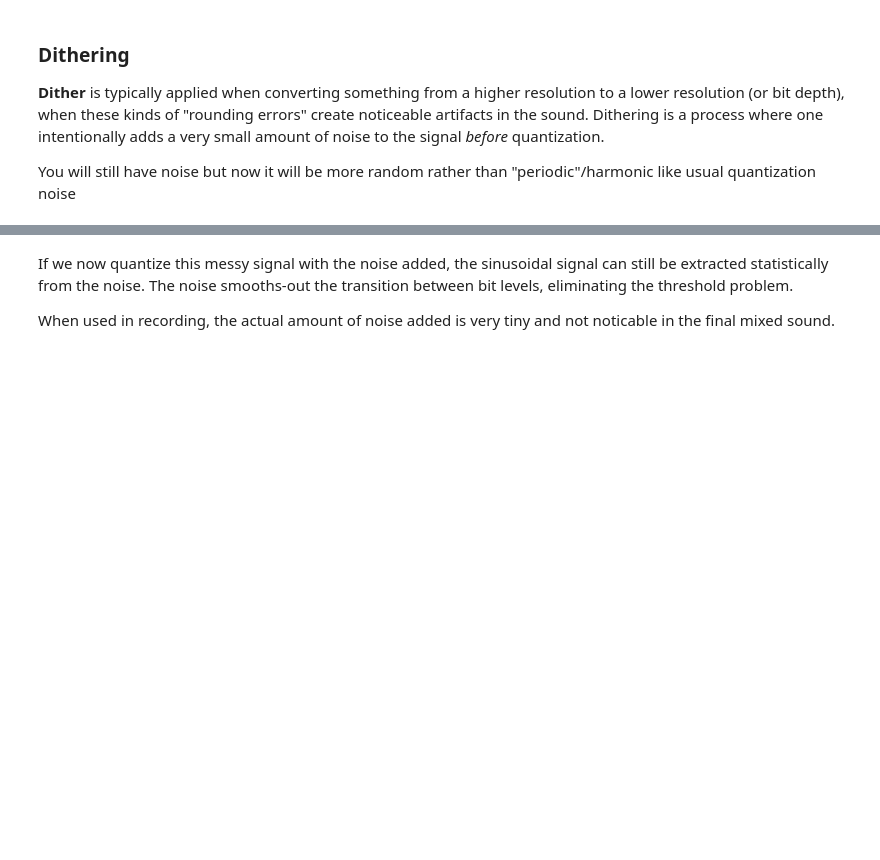
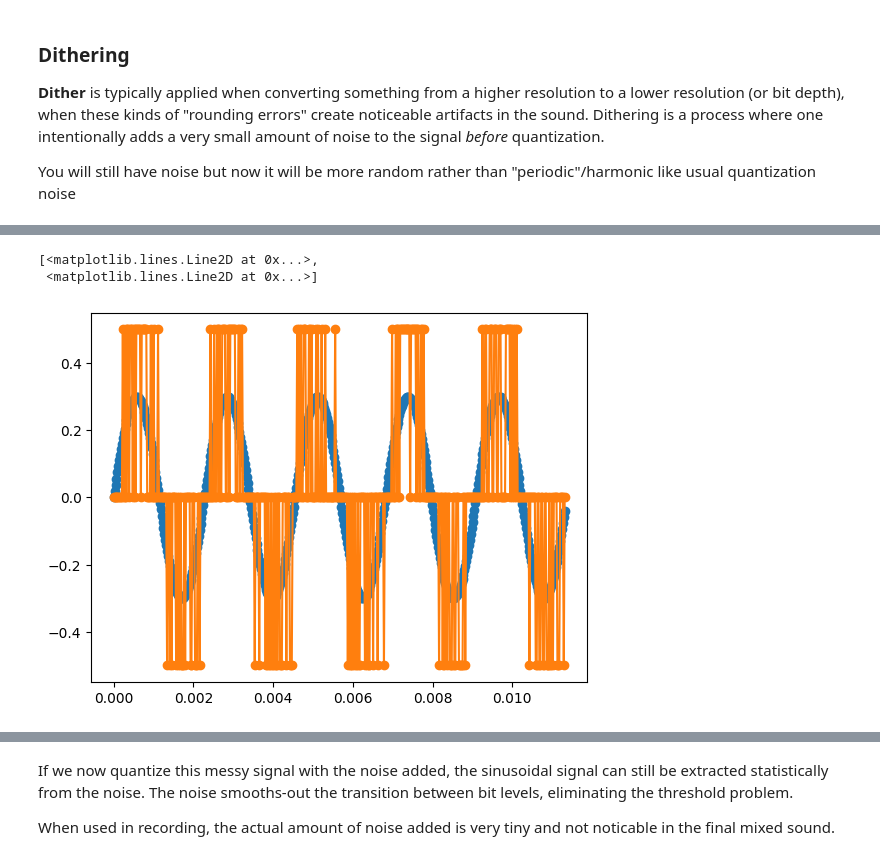
Before and after one commit to MrSesameSeed/AudioTechII, a Jupyter notebook: Lectures-Blank/Lesson05_WorkingWithSound.ipynb, the cells around one changed output, grey strips where cells are left out. Cells and saved outputs as stored; diff of their text form; code cells hidden in the pictures; blank space fills up the shorter version.

```diff
--- a/Lectures-Blank/Lesson05_WorkingWithSound.ipynb
+++ b/Lectures-Blank/Lesson05_WorkingWithSound.ipynb
@@ -290,3 +346,7 @@ Note the large amount of quantization distortion happening for this lower amplit
 **Dither** is typically applied when converting something from a higher resolution to a lower resolution (or bit depth), when these kinds of "rounding errors" create noticeable artifacts in the sound. Dithering is a process where one intentionally adds a very small amount of noise to the signal *before* quantization.
 
 You will still have noise but now it will be more random rather than "periodic"/harmonic like usual quantization noise
+# %%
+dither = np.random.uniform(-steps/2, steps/2, size=len(x))
+x_dither = x+dither
+dither_q = np.round(x_dither/steps)*steps
@@ -292,0 +357,6 @@ You will still have noise but now it will be more random rather than "periodic"/
+# %%
+plt.plot(t[:500], x[:500], t[:500], dither_q[:500], marker='o')
+# %% [output]
+[<matplotlib.lines.Line2D at 0x...>,
+ <matplotlib.lines.Line2D at 0x...>]
+[figure, added]
```
Also changed, not shown: parts of 10 cells of this notebook, 2 other files.
